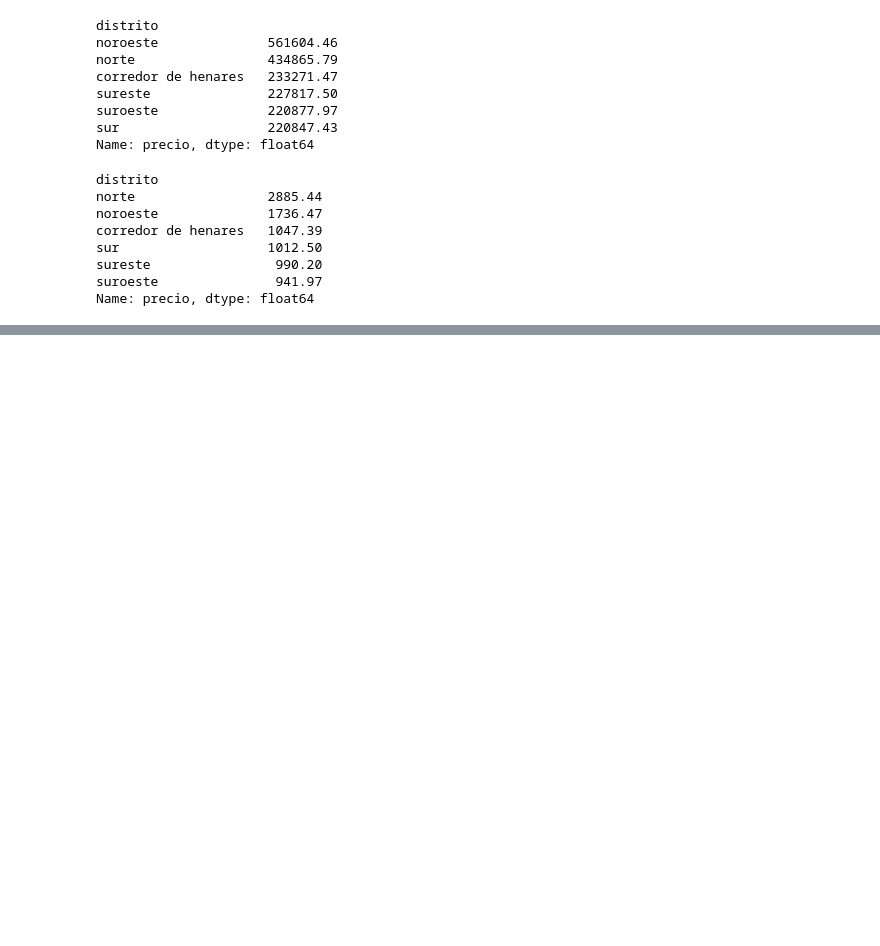
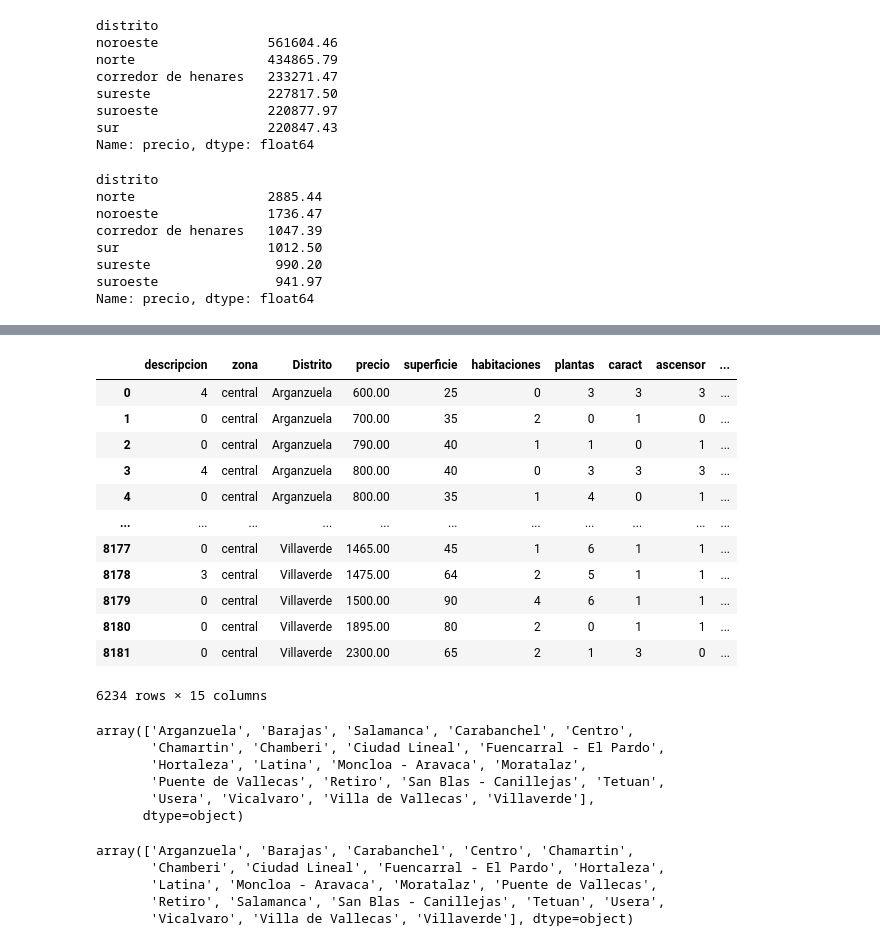
Before and after one commit to Gbau11/Analisis-de-la-vivienda-Idealista, a Jupyter notebook: jupyter/analisis_exploratorio/analisis_explo.ipynb, the cells around one changed output, grey strips where cells are left out. Saved outputs shown, nothing was run; the diff lists cells and outputs as text; code cells hidden in the pictures; blank space fills up the shorter version.

```diff
--- a/jupyter/analisis_exploratorio/analisis_explo.ipynb
+++ b/jupyter/analisis_exploratorio/analisis_explo.ipynb
@@ -1284,0 +1111,24 @@ array(['Villaverde', 'Barrio de Salamanca', 'Villa de Vallecas',
+# %%
+distritos_madrid = {
+    'villaverde': 'Villaverde',
+    'barrio de salamanca': 'Salamanca',
+    'villa de vallecas': 'Villa de Vallecas',
+    'vicalvaro': 'Vicalvaro',
+    'usera': 'Usera',
+    'tetuan': 'Tetuan',
+    'san blas': 'San Blas - Canillejas',
+    'retiro': 'Retiro',
+    'puente de vallecas': 'Puente de Vallecas',
+    'moratalaz': 'Moratalaz',
+    'moncloa': 'Moncloa - Aravaca',
+    'latina': 'Latina',
+    'hortaleza': 'Hortaleza',
+    'fuencarral': 'Fuencarral - El Pardo',
+    'ciudad lineal': 'Ciudad Lineal',
+    'chamberi': 'Chamberi',
+    'chamartin': 'Chamartin',
+    'centro': 'Centro',
+    'carabanchel': 'Carabanchel',
+    'barajas': 'Barajas',
+    'arganzuela': 'Arganzuela'
+}
@@ -1284,0 +1303,4 @@ array(['Villaverde', 'Barrio de Salamanca', 'Villa de Vallecas',
+# %%
+alquiler.rename(columns={'distrito': 'Distrito'}, inplace=True)
+# %%
+alquiler['Distrito'] = alquiler['Distrito'].replace(distritos_madrid)
@@ -1284,0 +1327,36 @@ array(['Villaverde', 'Barrio de Salamanca', 'Villa de Vallecas',
+# %%
+alquiler_int = alquiler[alquiler['zona']=='central']
+alquiler_ext = alquiler[alquiler['zona']=='exterior']
+# %%
+alquiler_int
+# %% [output]
+|  | descripcion | zona | Distrito | precio | superficie | habitaciones | plantas | caract | ascensor | ... |
+| 0 | 4 | central | Arganzuela | 600.00 | 25 | 0 | 3 | 3 | 3 | ... |
+| 1 | 0 | central | Arganzuela | 700.00 | 35 | 2 | 0 | 1 | 0 | ... |
+| 2 | 0 | central | Arganzuela | 790.00 | 40 | 1 | 1 | 0 | 1 | ... |
+| 3 | 4 | central | Arganzuela | 800.00 | 40 | 0 | 3 | 3 | 3 | ... |
+| 4 | 0 | central | Arganzuela | 800.00 | 35 | 1 | 4 | 0 | 1 | ... |
+| ... | ... | ... | ... | ... | ... | ... | ... | ... | ... | ... |
+| 8177 | 0 | central | Villaverde | 1465.00 | 45 | 1 | 6 | 1 | 1 | ... |
+| 8178 | 3 | central | Villaverde | 1475.00 | 64 | 2 | 5 | 1 | 1 | ... |
+| 8179 | 0 | central | Villaverde | 1500.00 | 90 | 4 | 6 | 1 | 1 | ... |
+| 8180 | 0 | central | Villaverde | 1895.00 | 80 | 2 | 0 | 1 | 1 | ... |
+| 8181 | 0 | central | Villaverde | 2300.00 | 65 | 2 | 1 | 3 | 0 | ... |
+6234 rows × 15 columns
+# %%
+alquiler_int.Distrito.unique()
+# %% [output]
+array(['Arganzuela', 'Barajas', 'Salamanca', 'Carabanchel', 'Centro',
+       'Chamartin', 'Chamberi', 'Ciudad Lineal', 'Fuencarral - El Pardo',
+       'Hortaleza', 'Latina', 'Moncloa - Aravaca', 'Moratalaz',
+       'Puente de Vallecas', 'Retiro', 'San Blas - Canillejas', 'Tetuan',
+       'Usera', 'Vicalvaro', 'Villa de Vallecas', 'Villaverde'],
+      dtype=object)
+# %%
+ideal.Distrito.unique()
+# %% [output]
+array(['Arganzuela', 'Barajas', 'Carabanchel', 'Centro', 'Chamartin',
+       'Chamberi', 'Ciudad Lineal', 'Fuencarral - El Pardo', 'Hortaleza',
+       'Latina', 'Moncloa - Aravaca', 'Moratalaz', 'Puente de Vallecas',
+       'Retiro', 'Salamanca', 'San Blas - Canillejas', 'Tetuan', 'Usera',
+       'Vicalvaro', 'Villa de Vallecas', 'Villaverde'], dtype=object)
```
Also changed, not shown: parts of 66 cells of this notebook, 4 other files.
